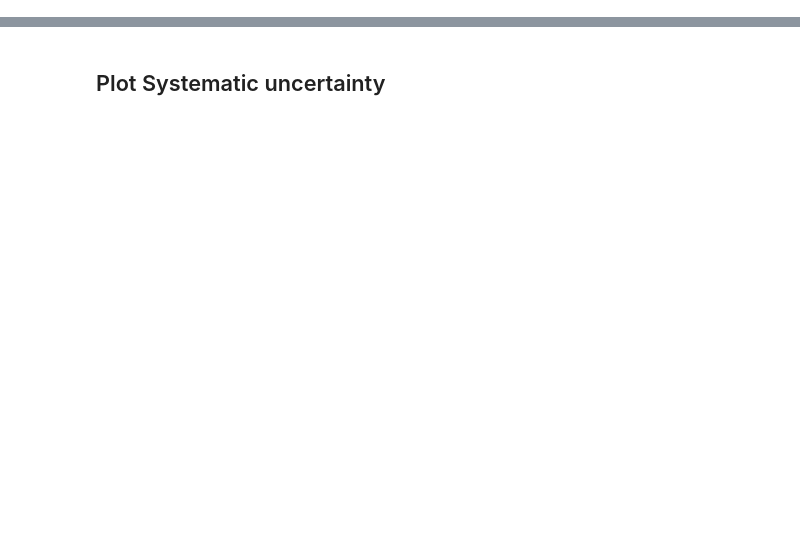
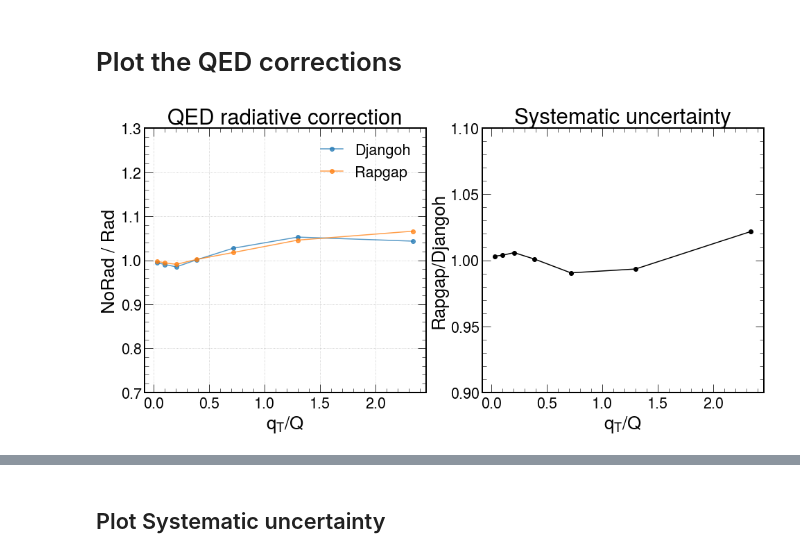
Before and after one commit to miguelignacio/disjets, a Jupyter notebook: SystematicUncertainties.ipynb, the cells around one changed output, grey strips where cells are left out. Cells and saved outputs as stored; diff of their text form; code cells hidden in the pictures; blank space fills up the shorter version.

```diff
--- a/SystematicUncertainties.ipynb
+++ b/SystematicUncertainties.ipynb
@@ -167,0 +182,23 @@ findfont: Font family ['cursive'] not found. Falling back to DejaVu Sans.
+# %% [markdown]
+# Plot the QED corrections
+# %%
+fig,ax = plt.subplots(1,2,figsize=(16,7))
+
+ax[0].plot(x['nominal'],qedcorr_djangoh[observable],'o-',label='Djangoh',alpha=0.75)
+ax[0].plot(x['nominal'],qedcorr_rapgap[observable], 'o-',label='Rapgap',alpha=0.75)
+ax[0].set_ylim([0.7,1.3])
+ax[0].grid()
+ax[0].legend()
+ax[0].set_ylabel('NoRad / Rad')
+ax[0].set_title('QED radiative correction')
+ax[0].set_xlabel(symbol[observable])
+
+ax[1].plot(x['nominal'],np.divide(qedcorr_rapgap[observable],qedcorr_djangoh[observable]),'o-',alpha=1.0,color='k')
+ax[1].set_ylabel('Rapgap/Djangoh')
+ax[1].set_ylim([0.9,1.1])
+ax[1].set_xlabel(symbol[observable])
+ax[1].set_title('Systematic uncertainty')
+
+qed_sys = np.divide(qedcorr_rapgap[observable],qedcorr_djangoh[observable])
+# %% [output]
+[figure, added]
```
Also changed, not shown: parts of 10 cells of this notebook, 9 other files.
